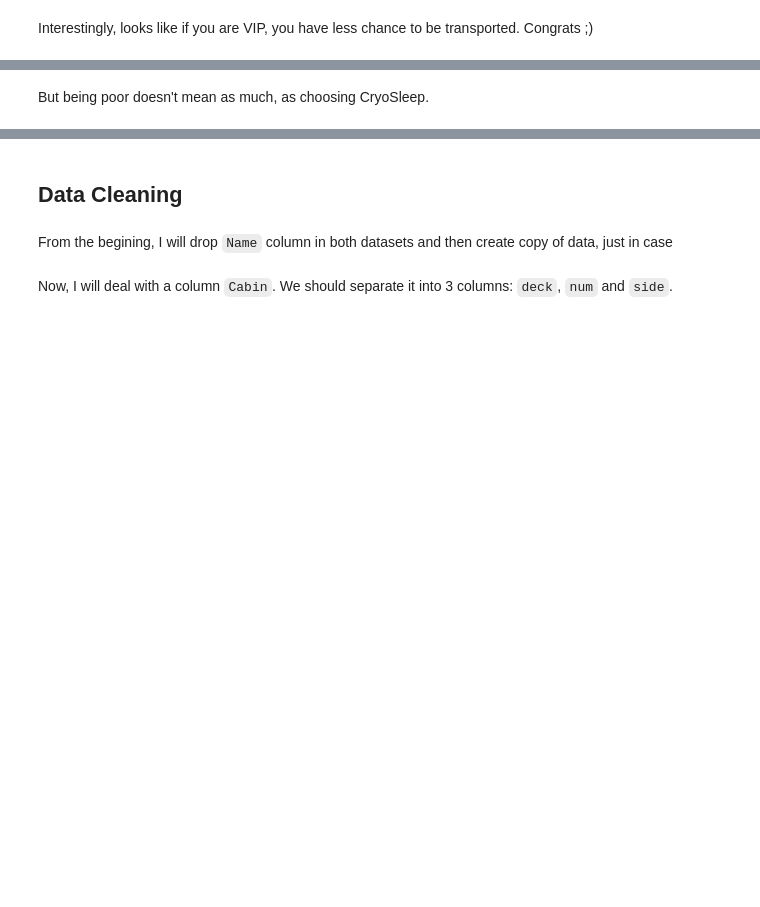
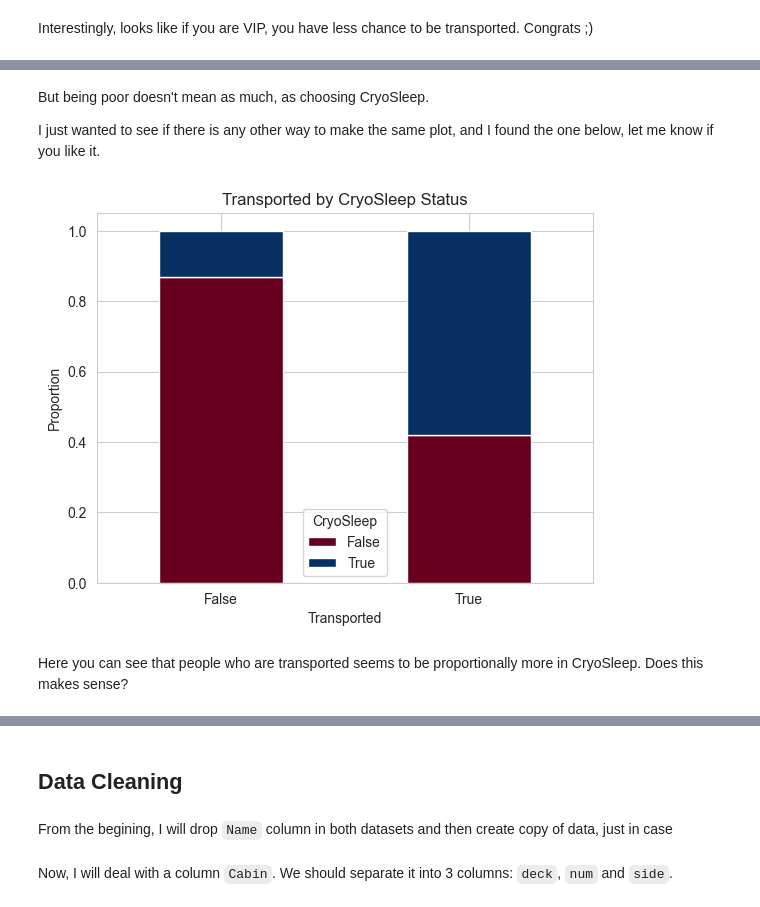
Before and after one commit to AnnaAnastasy/spaceship, a Jupyter notebook: spaceship.ipynb, the cells around one changed output, grey strips where cells are left out. Drawn from its saved outputs; the diff is of its cells as text; code cells hidden in the pictures; blank space fills up the shorter version.

```diff
--- a/spaceship.ipynb
+++ b/spaceship.ipynb
@@ -168,5 +194,23 @@ sns.countplot(x='Transported', hue='CryoSleep', data=df_train, palette='RdBu');
-# %% [markdown]
-But being poor doesn't mean as much, as choosing CryoSleep.
+# %% [markdown]
+But being poor doesn't mean as much, as choosing CryoSleep.
+
+I just wanted to see if there is any other way to make the same plot, and I found the one below, let me know if you like it.
+# %%
+# Create a cross-tabulation
+ct = pd.crosstab(df_train['Transported'], df_train['CryoSleep'], normalize='index')
+
+# Plot stacked bar chart
+ct.plot(kind='bar', stacked=True, colormap='RdBu')
+plt.title('Transported by CryoSleep Status')
+plt.xlabel('Transported')
+plt.ylabel('Proportion')
+plt.xticks(rotation=0)  # Horizontal x labels
+plt.legend(title='CryoSleep')
+plt.show()
+# %% [output]
+[figure, added]
+# %% [markdown]
+Here you can see that people who are transported seems to be proportionally more in CryoSleep. Does this makes sense?
 # %%
 df_train.Age.hist(color='darkred', bins=30, figsize=(8,4));
 # %% [output]
```
Also changed, not shown: parts of 36 cells of this notebook.
